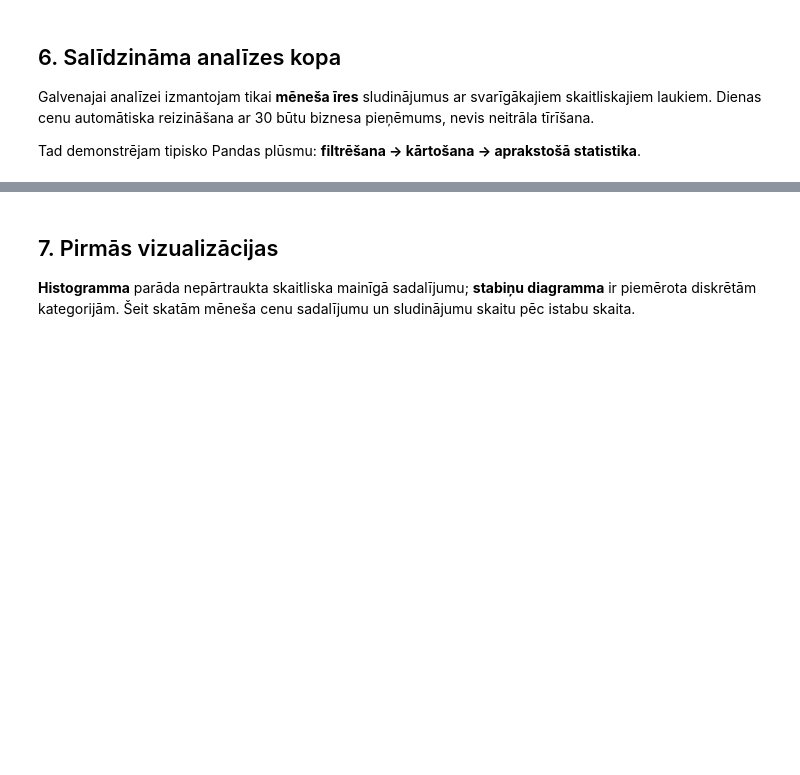
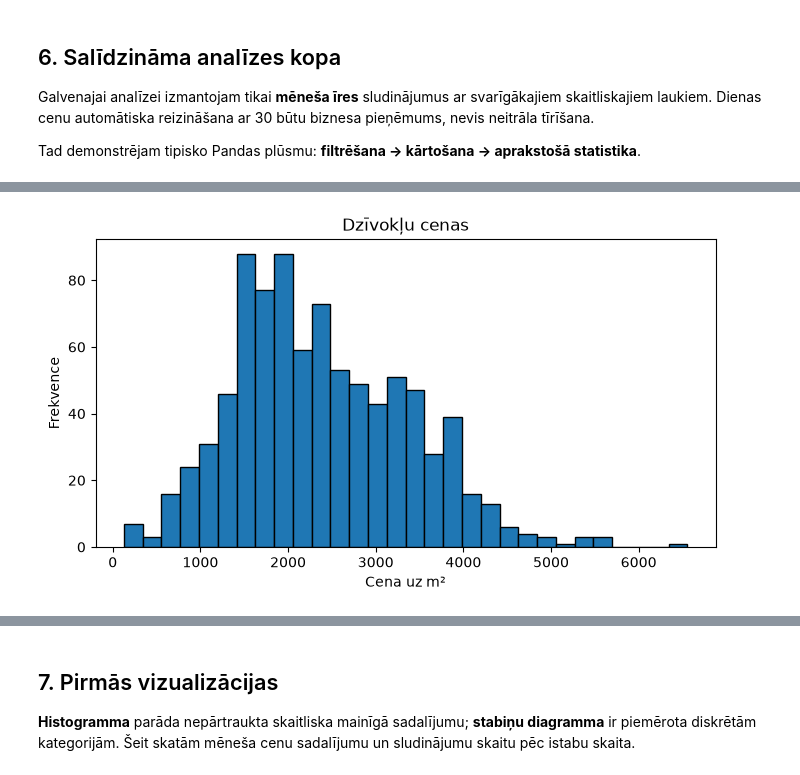
Before and after one commit to ValRCS/RTU_BDAA_Course_2026, a Jupyter notebook: notebooks/lecture_07_data_analysis_visualization/07_data_analysis_visualization.ipynb, the cells around one changed output, grey strips where cells are left out. Saved outputs shown, nothing was run; the diff lists cells and outputs as text; code cells hidden in the pictures; blank space fills up the shorter version.

```diff
--- a/notebooks/lecture_07_data_analysis_visualization/07_data_analysis_visualization.ipynb
+++ b/notebooks/lecture_07_data_analysis_visualization/07_data_analysis_visualization.ipynb
@@ -144,0 +392,10 @@ Tad demonstrējam tipisko Pandas plūsmu: **filtrēšana → kārtošana → apr
+# %%
+# apskatīsimies histogrammu par cenu uz m²
+plt.figure(figsize=(8,4))
+plt.hist(df["price_per_m2"], bins=30, edgecolor='black')
+plt.xlabel('Cena uz m²')
+plt.ylabel('Frekvence')
+plt.title('Dzīvokļu cenas')
+plt.show()
+# %% [output]
+[figure, added]
```
Also changed, not shown: parts of 22 cells of this notebook, 3 other files.
